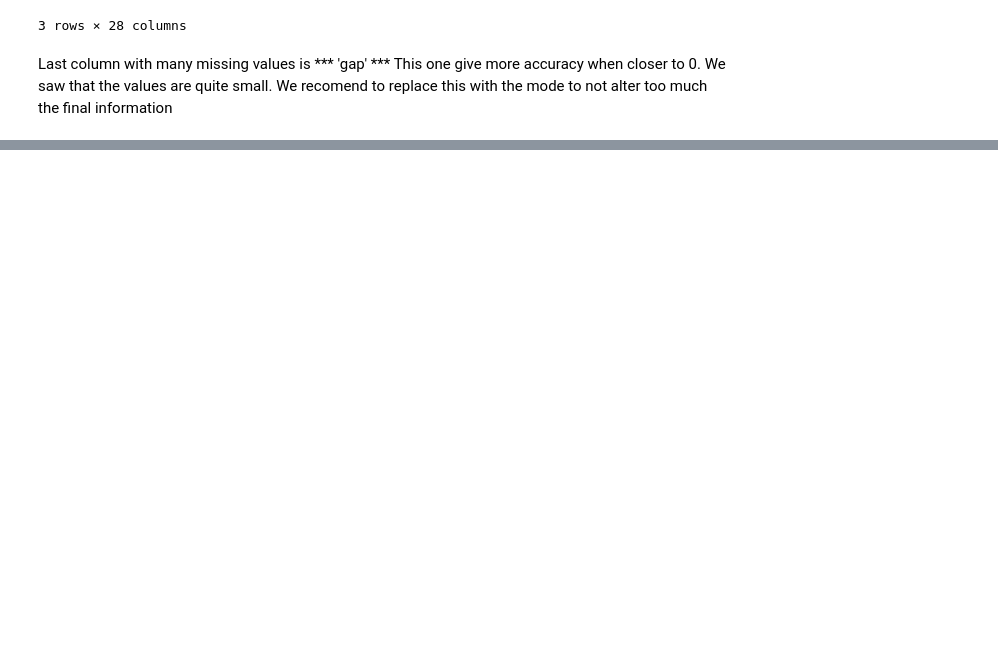
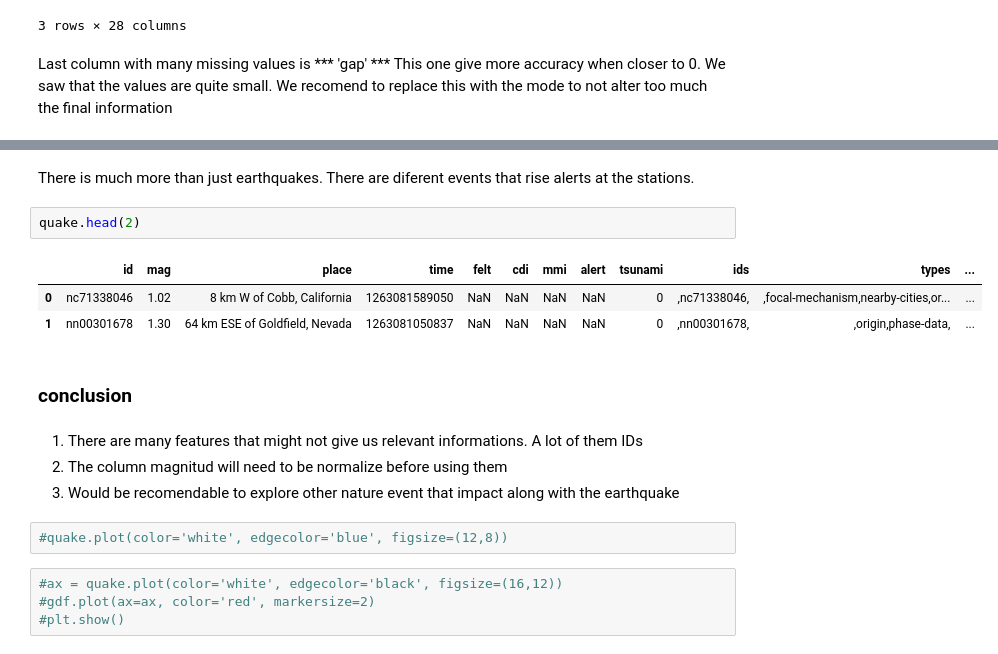
Before and after one commit to Martu-t/grupo09_proyectogrupal, a Jupyter notebook: eda.ipynb, the cells around one changed output, grey strips where cells are left out. Cells and saved outputs as stored; diff of their text form; blank space fills up the shorter version.

```diff
--- a/eda.ipynb
+++ b/eda.ipynb
@@ -147,0 +253,20 @@ Last column with many missing values is *** 'gap' *** This one give more accurac
+# %% [markdown]
+There is much more than just earthquakes. There are diferent events that rise alerts at the stations.
+# %%
+quake.head(2)
+# %% [output]
+|  | id | mag | place | time | felt | cdi | mmi | alert | tsunami | ids | types | ... |
+| 0 | nc71338046 | 1.02 | 8 km W of Cobb, California | 1263081589050 | NaN | NaN | NaN | NaN | 0 | ,nc71338046, | ,focal-mechanism,nearby-cities,or... | ... |
+| 1 | nn00301678 | 1.30 | 64 km ESE of Goldfield, Nevada | 1263081050837 | NaN | NaN | NaN | NaN | 0 | ,nn00301678, | ,origin,phase-data, | ... |
+# %% [markdown]
+### conclusion
+# %% [markdown]
+1. There are many features that might not give us relevant informations. A lot of them IDs
+2. The column magnitud will need to be normalize before using them
+3. Would be recomendable to explore other nature event that impact along with the earthquake
+# %%
+#quake.plot(color='white', edgecolor='blue', figsize=(12,8))
+# %%
+#ax = quake.plot(color='white', edgecolor='black', figsize=(16,12))
+#gdf.plot(ax=ax, color='red', markersize=2)
+#plt.show()
```
Also changed, not shown: parts of 17 cells of this notebook.
